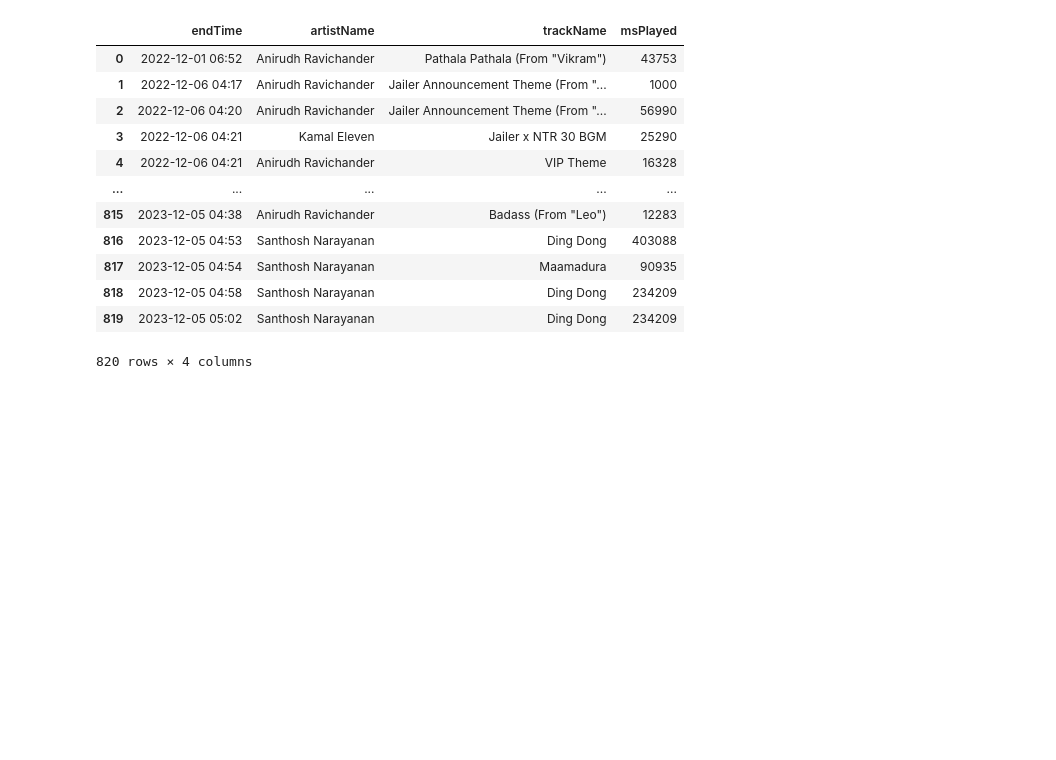
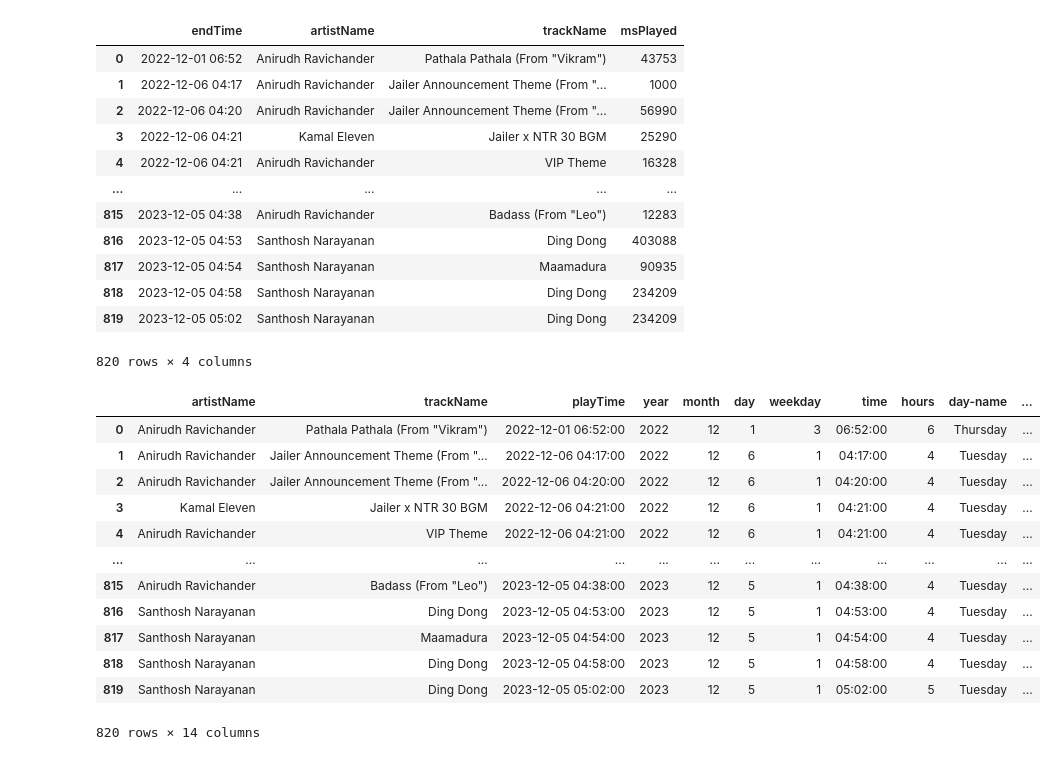
Before and after one commit to abhayvikramnayak98/SpotifyDA, a Jupyter notebook: top10artists.ipynb, the cells around one changed output. Saved outputs shown, nothing was run; the diff lists cells and outputs as text; code cells hidden in the pictures; blank space fills up the shorter version.

```diff
--- a/top10artists.ipynb
+++ b/top10artists.ipynb
@@ -26,0 +43,16 @@ df
+# %%
+df
+# %% [output]
+|  | artistName | trackName | playTime | year | month | day | weekday | time | hours | day-name | ... |
+| 0 | Anirudh Ravichander | Pathala Pathala (From "Vikram") | 2022-12-01 06:52:00 | 2022 | 12 | 1 | 3 | 06:52:00 | 6 | Thursday | ... |
+| 1 | Anirudh Ravichander | Jailer Announcement Theme (From "... | 2022-12-06 04:17:00 | 2022 | 12 | 6 | 1 | 04:17:00 | 4 | Tuesday | ... |
+| 2 | Anirudh Ravichander | Jailer Announcement Theme (From "... | 2022-12-06 04:20:00 | 2022 | 12 | 6 | 1 | 04:20:00 | 4 | Tuesday | ... |
+| 3 | Kamal Eleven | Jailer x NTR 30 BGM | 2022-12-06 04:21:00 | 2022 | 12 | 6 | 1 | 04:21:00 | 4 | Tuesday | ... |
+| 4 | Anirudh Ravichander | VIP Theme | 2022-12-06 04:21:00 | 2022 | 12 | 6 | 1 | 04:21:00 | 4 | Tuesday | ... |
+| ... | ... | ... | ... | ... | ... | ... | ... | ... | ... | ... | ... |
+| 815 | Anirudh Ravichander | Badass (From "Leo") | 2023-12-05 04:38:00 | 2023 | 12 | 5 | 1 | 04:38:00 | 4 | Tuesday | ... |
+| 816 | Santhosh Narayanan | Ding Dong | 2023-12-05 04:53:00 | 2023 | 12 | 5 | 1 | 04:53:00 | 4 | Tuesday | ... |
+| 817 | Santhosh Narayanan | Maamadura | 2023-12-05 04:54:00 | 2023 | 12 | 5 | 1 | 04:54:00 | 4 | Tuesday | ... |
+| 818 | Santhosh Narayanan | Ding Dong | 2023-12-05 04:58:00 | 2023 | 12 | 5 | 1 | 04:58:00 | 4 | Tuesday | ... |
+| 819 | Santhosh Narayanan | Ding Dong | 2023-12-05 05:02:00 | 2023 | 12 | 5 | 1 | 05:02:00 | 5 | Tuesday | ... |
+820 rows × 14 columns
```
Also changed, not shown: parts of 5 cells of this notebook, 1 other file.
